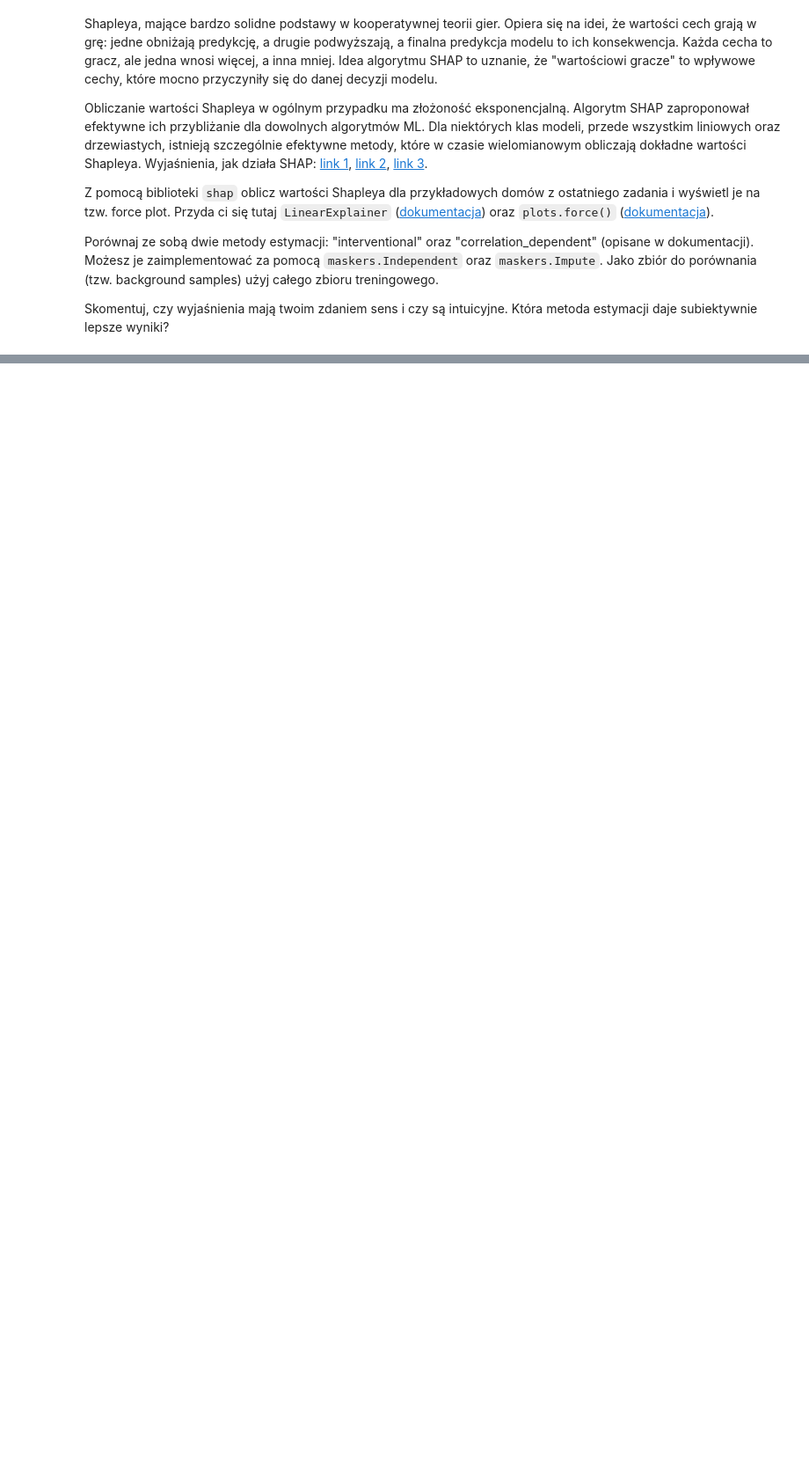
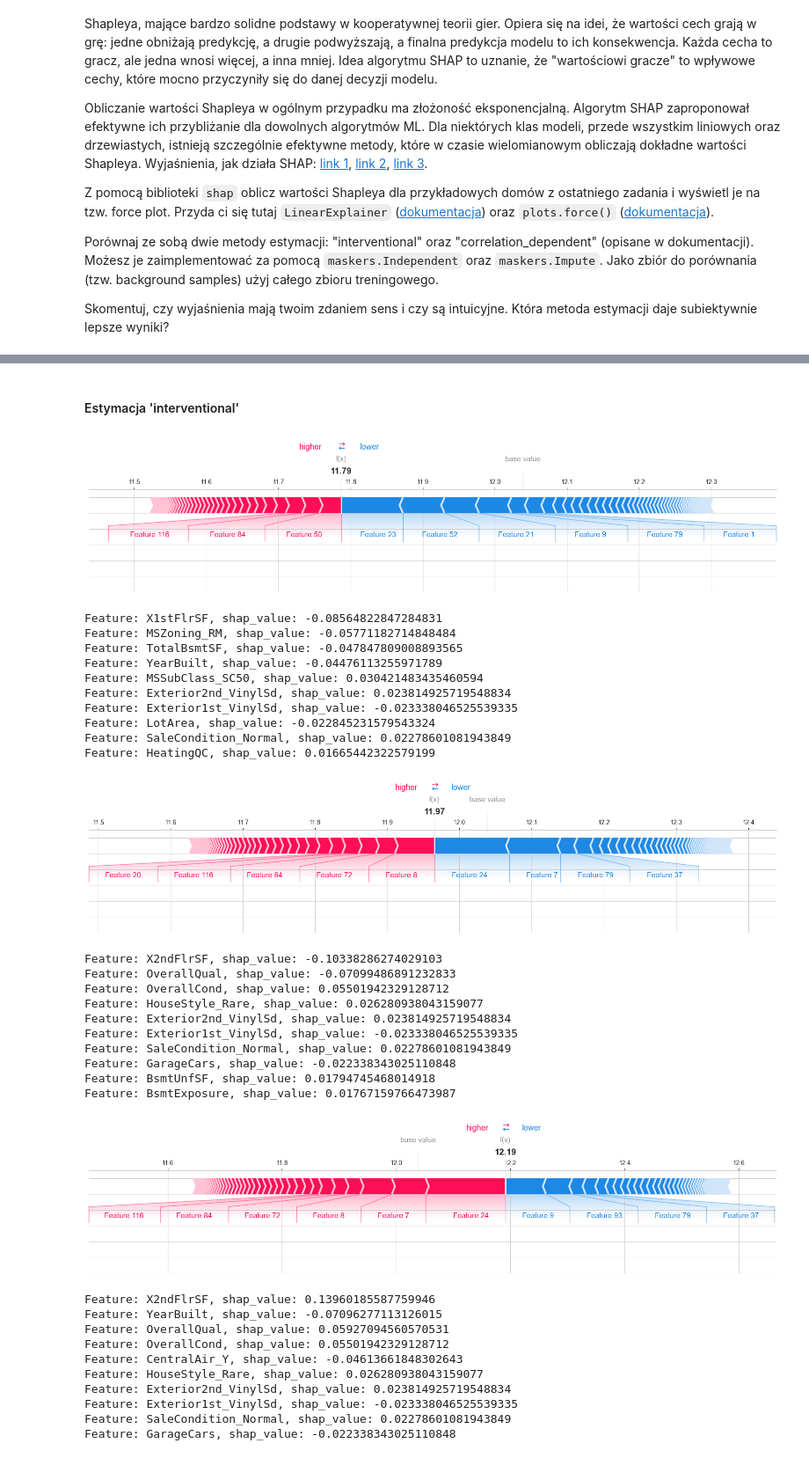
Before and after one commit to michal200292/Machine-Learning-Fundamentals, a Jupyter notebook: lab1/notebook.ipynb, the cells around one changed output, grey strips where cells are left out. Shown at 88% size. Saved outputs shown, nothing was run; the diff lists cells and outputs as text; code cells hidden in the pictures; blank space fills up the shorter version.

```diff
--- a/lab1/notebook.ipynb
+++ b/lab1/notebook.ipynb
@@ -992,0 +1018,7 @@ Skomentuj, czy wyjaśnienia mają twoim zdaniem sens i czy są intuicyjne. Któr
+# %%
+X_transformed = transformer.transform(X_train_raw)
+feature_names = np.squeeze(X_transformed.columns.to_numpy())
+
+print("Global most important features: ")
+for feature in feature_names[np.argsort(np.abs(model.coef_))[::-1][:25]]:
+    print(feature)
@@ -992,0 +1043,68 @@ Skomentuj, czy wyjaśnienia mają twoim zdaniem sens i czy są intuicyjne. Któr
+# %%
+interventional_explainer = LinearExplainer(model, maskers.Independent(X_transformed))
+corr_dep_explainer = LinearExplainer(model, maskers.Impute(X_transformed))
+# %%
+house_at_idx = lambda idx: transformer.transform(X_test_raw.loc[idx].to_frame().T)
+cheap_house, average_house, expensive_house = (
+    house_at_idx(195),
+    house_at_idx(2538),
+    house_at_idx(192),
+)
+# %%
+def plot_shap_values(explainer: LinearExplainer, house: pd.DataFrame) -> None:
+    """
+    Plots force plot and prints 10 most important features
+    according to computed shap values
+    """
+    shap_values = explainer.shap_values(house)
+    force(
+        explainer.expected_value,
+        shap_values,
+        matplotlib=True,
+        contribution_threshold=0.03,
+    )
+
+    shap_values = np.squeeze(shap_values)
+    most_important = np.argsort(np.abs(shap_values))[::-1][:10]
+    for feature_name, shap_value in zip(feature_names[most_important], shap_values[most_important]):
+        print(f"Feature: {feature_name}, shap_value: {shap_value}")
+# %% [markdown]
+#### Estymacja 'interventional'
+# %%
+plot_shap_values(interventional_explainer, cheap_house)
+plot_shap_values(interventional_explainer, average_house)
+plot_shap_values(interventional_explainer, expensive_house)
+# %% [output]
+[figure, added]
+Feature: X1stFlrSF, shap_value: -0.08564822847284831
+Feature: MSZoning_RM, shap_value: -0.05771182714848484
+Feature: TotalBsmtSF, shap_value: -0.047847809008893565
+Feature: YearBuilt, shap_value: -0.04476113255971789
+Feature: MSSubClass_SC50, shap_value: 0.030421483435460594
+Feature: Exterior2nd_VinylSd, shap_value: 0.023814925719548834
+Feature: Exterior1st_VinylSd, shap_value: -0.023338046525539335
+Feature: LotArea, shap_value: -0.022845231579543324
+Feature: SaleCondition_Normal, shap_value: 0.02278601081943849
+Feature: HeatingQC, shap_value: 0.01665442322579199
+[figure, added]
+Feature: X2ndFlrSF, shap_value: -0.10338286274029103
+Feature: OverallQual, shap_value: -0.07099486891232833
+Feature: OverallCond, shap_value: 0.05501942329128712
+Feature: HouseStyle_Rare, shap_value: 0.026280938043159077
+Feature: Exterior2nd_VinylSd, shap_value: 0.023814925719548834
+Feature: Exterior1st_VinylSd, shap_value: -0.023338046525539335
+Feature: SaleCondition_Normal, shap_value: 0.02278601081943849
+Feature: GarageCars, shap_value: -0.022338343025110848
+Feature: BsmtUnfSF, shap_value: 0.01794745468014918
+Feature: BsmtExposure, shap_value: 0.01767159766473987
+[figure, added]
+Feature: X2ndFlrSF, shap_value: 0.13960185587759946
+Feature: YearBuilt, shap_value: -0.07096277113126015
+Feature: OverallQual, shap_value: 0.05927094560570531
+Feature: OverallCond, shap_value: 0.05501942329128712
+Feature: CentralAir_Y, shap_value: -0.04613661848302643
+Feature: HouseStyle_Rare, shap_value: 0.026280938043159077
+Feature: Exterior2nd_VinylSd, shap_value: 0.023814925719548834
+Feature: Exterior1st_VinylSd, shap_value: -0.023338046525539335
+Feature: SaleCondition_Normal, shap_value: 0.02278601081943849
+Feature: GarageCars, shap_value: -0.022338343025110848
```
Also changed, not shown: parts of 30 cells of this notebook, 2 other files.
